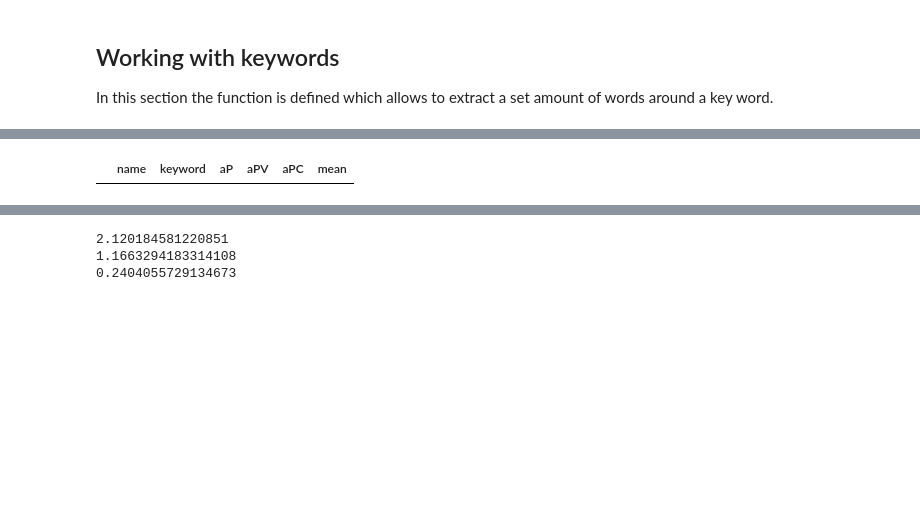
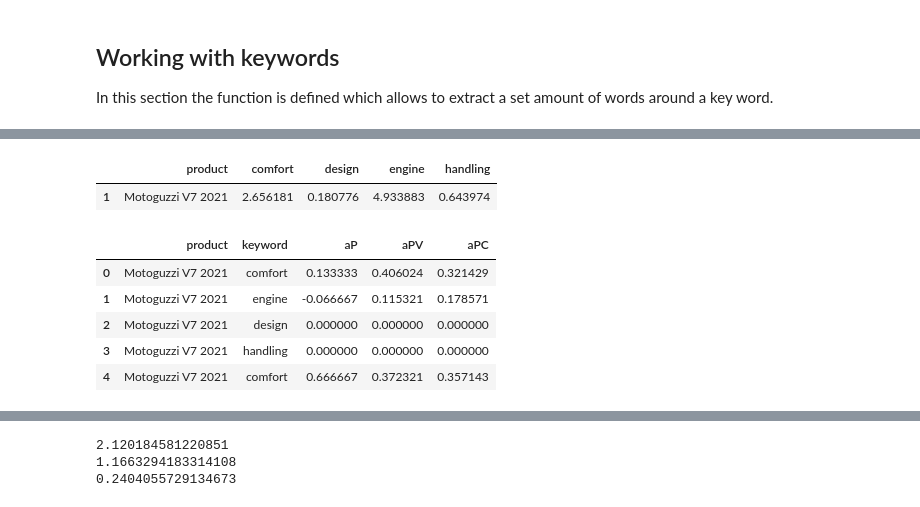
Before and after one commit to inotin/reviewAnalyzer-, a Jupyter notebook: reviewlyzer.ipynb, the cells around one changed output, grey strips where cells are left out. Saved outputs shown, nothing was run; the diff lists cells and outputs as text; code cells hidden in the pictures; blank space fills up the shorter version.

```diff
--- a/reviewAnalyzer.ipynb
+++ b/reviewlyzer.ipynb
@@ -292,7 +362,7 @@ def assessPolarityCustom(text, dictScores=None):
 ## Working with keywords
 In this section the function is defined which allows to extract a set amount of words around a key word.
 # %%
-def getPieceByKeyWords(text, keyWords, backward=5, forward=5):
+def getPieceByKeyWords(text, keyWords, backward=5, forward=20):
     """
     The function returns a piece of caption text in a form of list with a given range.
 
@@ -321,5 +391,5 @@ def getPieceByKeyWords(text, keyWords, backward=5, forward=5):
     return lst
 
 #Testing
-# text = getTextFromYoutubeCaptions("eOW9jgCahnk")
-# getPieceByKeyWords(text, ['engine'])
+text = getTextFromYoutubeCaptions("eOW9jgCahnk")
+getPieceByKeyWords(text, ['engine'])
@@ -326,8 +405,7 @@ def getPieceByKeyWords(text, keyWords, backward=5, forward=5):
 # %%
-
 def getScores(dct, keyWords):
     scoresDict = defaultdict()
-    dctForHist = {'name':[],'keyword':[], 'aP':[], 'aPV':[],'aPC':[]}
+    dctForHist = {'product':[],'keyword':[], 'aP':[], 'aPV':[],'aPC':[]}
 
     for url in dct['urls']:
         try:
@@ -344,31 +422,41 @@ def getScores(dct, keyWords):
                     aPV+=assessPolarityVader(t)
                     aPC+=assessPolarityCustom(t)
                 scoresDict[keyWord] = [aP,aPV,aPC]
-                dctForHist['name'].append(dct['name'])
+                dctForHist['product'].append(dct['product'])
                 dctForHist['keyword'].append(keyWord)
                 dctForHist['aP'].append(aP)
                 dctForHist['aPV'].append(aPV)
                 dctForHist['aPC'].append(aPC)
         except:
             pass
-    df3 = pd.DataFrame(dctForHist)
-    df3['mean']=np.mean(df3[['aP', 'aPV', 'aPC']],axis=1)
+    dfAllScores = pd.DataFrame(dctForHist)
+    dfAllScores['mean']=np.mean(dfAllScores[['aP', 'aPV', 'aPC']],axis=1)
 
-    df = pd.DataFrame(scoresDict)
-    df = df.T
-    #mms = MinMaxScaler()
-    #df = mms.fit_transform(df)
-    df = pd.DataFrame(df.T, columns=keyWords)
-    df2 = pd.DataFrame({'name':[dct['name']]})
-    df2 = pd.concat([df2,pd.DataFrame(np.mean(df)).T],axis = 1)
-    return df2, df3
+    dfMeanScores = dfAllScores.groupby(by='keyword').mean()[['mean']].reset_index().T.reset_index()
+    dfMeanScores.columns = dfMeanScores.iloc[0,:].values
+    dfMeanScores=dfMeanScores.drop(columns=['keyword'])
+    dfMeanScores['product']=dct['product']
+    dfMeanScores = dfMeanScores[['product']+list(dfMeanScores.columns[:-1])].iloc[1:,:]
+
+    dfAllScores.drop(columns=['mean'], inplace = True)
+    return dfMeanScores, dfAllScores
 
 #Testing
-product = "Honda CB650R"
-dct = {'name':product,'urls':getYouTubeLinksFromSearch(product)}
+product = "Motoguzzi V7 2021"
+dct = {'product':product,'urls':getYouTubeLinksFromSearch(product)}
 
 df2,df3 = getScores(dct, ['comfort','engine', 'design', 'handling'])
+# %%
+df2
+# %% [output]
+|  | product | comfort | design | engine | handling |
+| 1 | Motoguzzi V7 2021 | 2.656181 | 0.180776 | 4.933883 | 0.643974 |
 # %%
-df3
+df3.head()
 # %% [output]
-|  | name | keyword | aP | aPV | aPC | mean |
+|  | product | keyword | aP | aPV | aPC |
+| 0 | Motoguzzi V7 2021 | comfort | 0.133333 | 0.406024 | 0.321429 |
+| 1 | Motoguzzi V7 2021 | engine | -0.066667 | 0.115321 | 0.178571 |
+| 2 | Motoguzzi V7 2021 | design | 0.000000 | 0.000000 | 0.000000 |
+| 3 | Motoguzzi V7 2021 | handling | 0.000000 | 0.000000 | 0.000000 |
+| 4 | Motoguzzi V7 2021 | comfort | 0.666667 | 0.372321 | 0.357143 |
```
Also changed, not shown: parts of 27 cells of this notebook, 18 other files.
